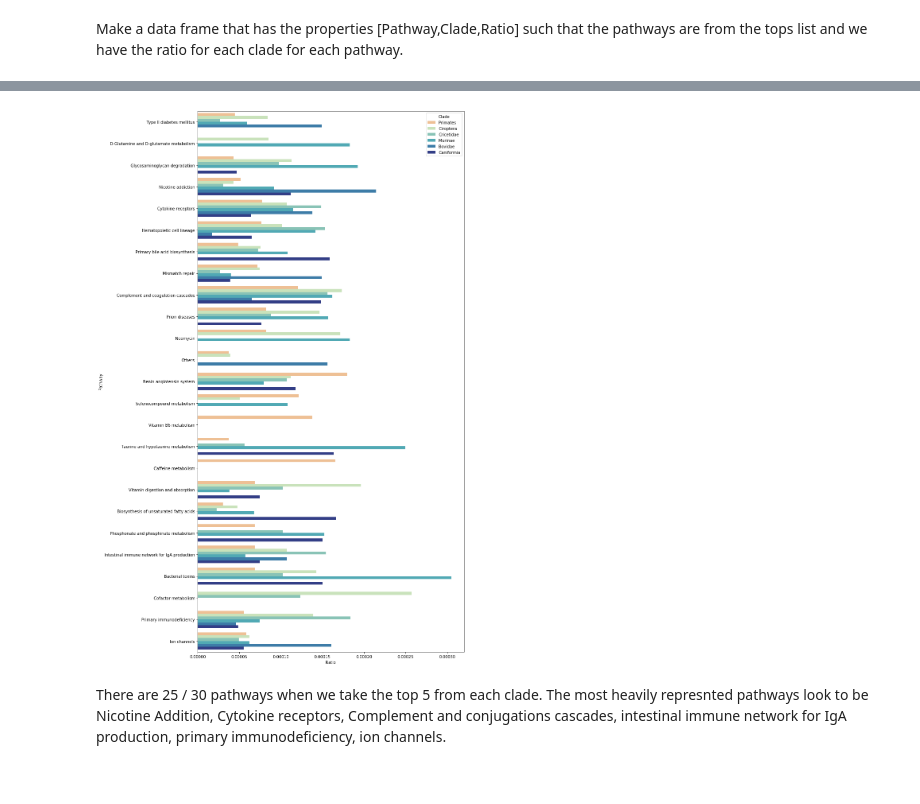
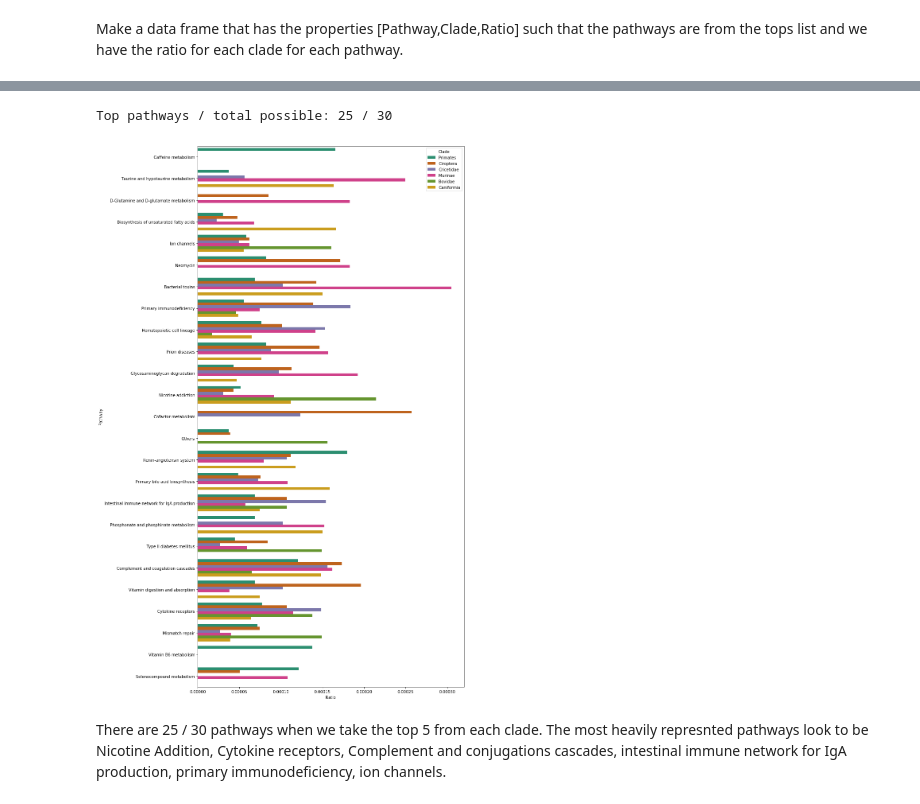
Before and after one commit to jcooper036/corsair, a Jupyter notebook: ontology_analysis/kegg_pathway_plotting.ipynb, the cells around one changed output, grey strips where cells are left out. Drawn from its saved outputs; the diff is of its cells as text; code cells hidden in the pictures.

Commit message:
Finished the analysis for the most common and most unique KEGG pathways (jupyter notebook). Added a bash script called kegg_wrap.sh to process all the results.

```diff
--- a/ontology_analysis/kegg_pathway_plotting.ipynb
+++ b/ontology_analysis/kegg_pathway_plotting.ipynb
@@ -58,28 +95,2 @@ print("{} / {}".format(len(tops), (len(keggs) * num_hits)))
 # %% [markdown]
 Make a data frame that has the properties [Pathway,Clade,Ratio] such that the pathways are from the tops list and we have the ratio for each clade for each pathway.
-# %%
-plotdf = pd.DataFrame(columns=('Pathway','Clade','Ratio'))
-## these are what names will actually get printed
-names = {
-    'hsap' : 'Primates',
-    'mluc' : 'Ciroptera',
-    'pman' : 'Cricetidae',
-    'mmus' : 'Murinae',
-    'btau' : 'Bovidae',
-    'clup' : 'Caniformia'
-}
-
-for kegg in keggs:
-    df = keggs[kegg]
-    for top in tops:
-        pathway = top
-        clade = names[kegg]
-        ratio = float(df[df['Pathway'] == top].values[0][1])
-        d1 = pd.DataFrame(np.array([[pathway,clade,ratio]]), columns=['Pathway', 'Clade', 'Ratio'])
-        plotdf = plotdf.append(d1)
-plotdf = plotdf.reset_index(drop=True)
-plotdf['Pathway'] = plotdf['Pathway'].astype(str)
-plotdf['Clade'] = plotdf['Clade'].astype(str)
-plotdf['Ratio'] = plotdf['Ratio'].astype(float)
-print(plotdf.head())
-plotdf.dtypes
@@ -97,14 +97,14 @@ dtype: object
-# %%
-## colors (first few are just other options)
-brown_to_green = ["#8c510a", "#d8b365", "#f6e8c3", "#c7eae5", "#5ab4ac", "#01665e"]
-pastels = ["#7fc97f", "#beaed4", "#fdc086", "#ffff99", "#386cb0", "#f0027f"]
-sequence = ["#ffffcc", "#c7e9b4", "#7fcdbb", "#41b6c4", "#2c7fb8", "#253494"]
-sequence2 = ["#fdc086", "#c7e9b4", "#7fcdbb", "#41b6c4", "#2c7fb8", "#253494"]
-
-## actual plot
-plt.figure(figsize=(12,25))
-ax = sns.barplot("Ratio", "Pathway", hue="Clade", ci=None, palette=sequence2, data=plotdf)
-# %% [output]
-[figure, removed]
+# %%
+num_hits = 5
+
+tops = []
+for kegg in keggs:
+    tops.append(most_common(keggs[kegg], num_hits))
+tops = set([item for sublist in tops for item in sublist])
+print("Top pathways / total possible: {} / {}".format(len(tops), (len(keggs) * num_hits)))
+plot_pathways(keggs, names, tops)
+# %% [output]
+Top pathways / total possible: 25 / 30
+[figure, added]
 # %% [markdown]
 There are 25 / 30 pathways when we take the top 5 from each clade. The most heavily represnted pathways look to be Nicotine Addition, Cytokine receptors, Complement and conjugations cascades, intestinal immune network for IgA production, primary immunodeficiency, ion channels.
```
Also changed, not shown: parts of 9 cells of this notebook, 9 other files.
